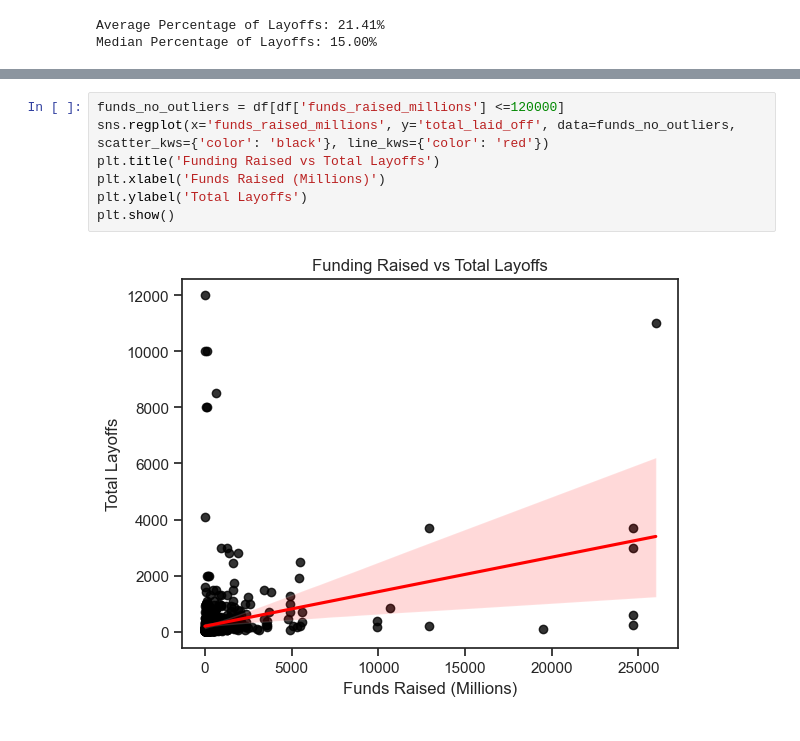
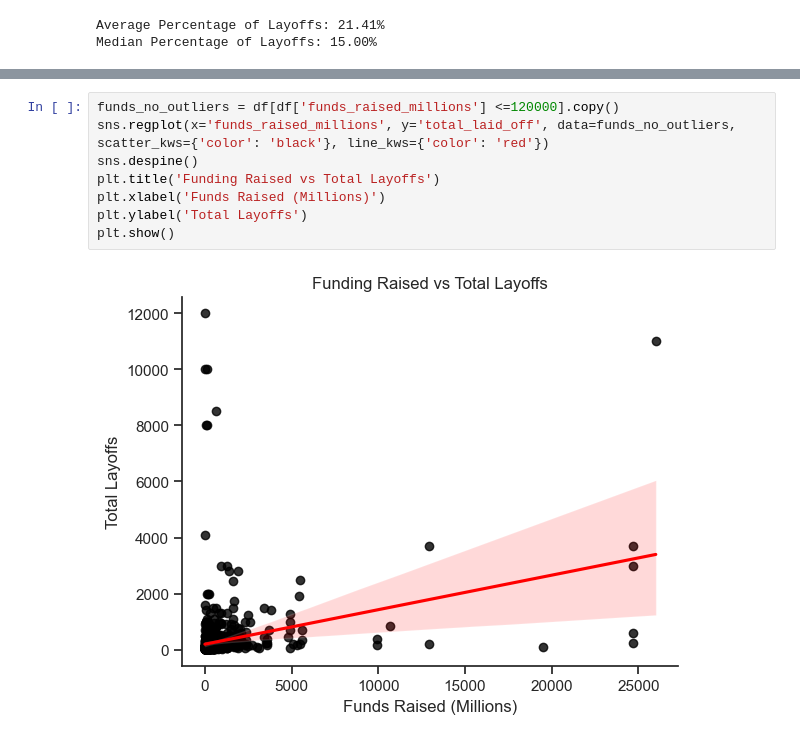
Before and after one commit to jamiefor3/Worldwide_Layoffs_Project, a Jupyter notebook: Layoff_Analysis/1_layoff_an.ipynb, the cells around one changed output, grey strips where cells are left out. Saved outputs shown, nothing was run; the diff lists cells and outputs as text.

```diff
--- a/Layoff_Analysis/1_layoff_an.ipynb
+++ b/Layoff_Analysis/1_layoff_an.ipynb
@@ -54,10 +55,11 @@ plt.show()
 # %%
-funds_no_outliers = df[df['funds_raised_millions'] <=120000]
+funds_no_outliers = df[df['funds_raised_millions'] <=120000].copy()
 sns.regplot(x='funds_raised_millions', y='total_laid_off', data=funds_no_outliers, scatter_kws={'color': 'black'}, line_kws={'color': 'red'})
+sns.despine()
 plt.title('Funding Raised vs Total Layoffs')
 plt.xlabel('Funds Raised (Millions)')
 plt.ylabel('Total Layoffs')
 plt.show()
 # %% [output]
-[figure, old version]
+[figure, new version]
 # %%
```
Also changed, not shown: parts of 7 cells of this notebook.
